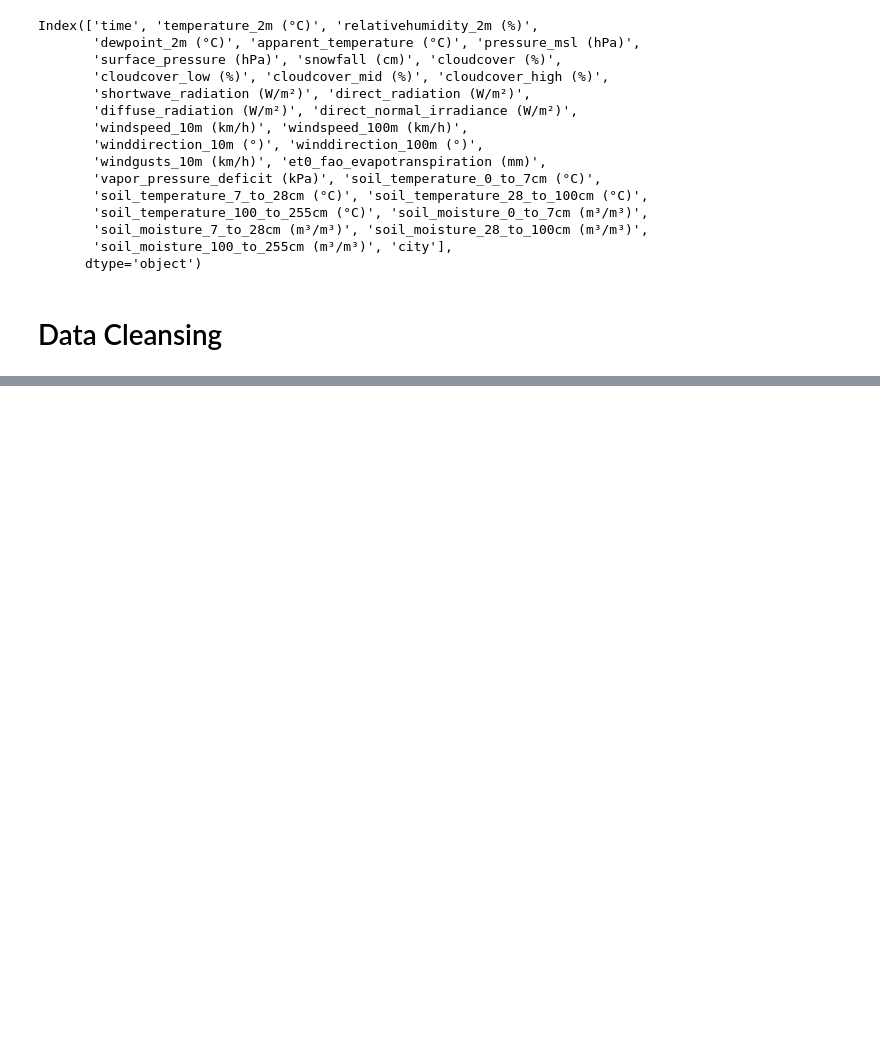
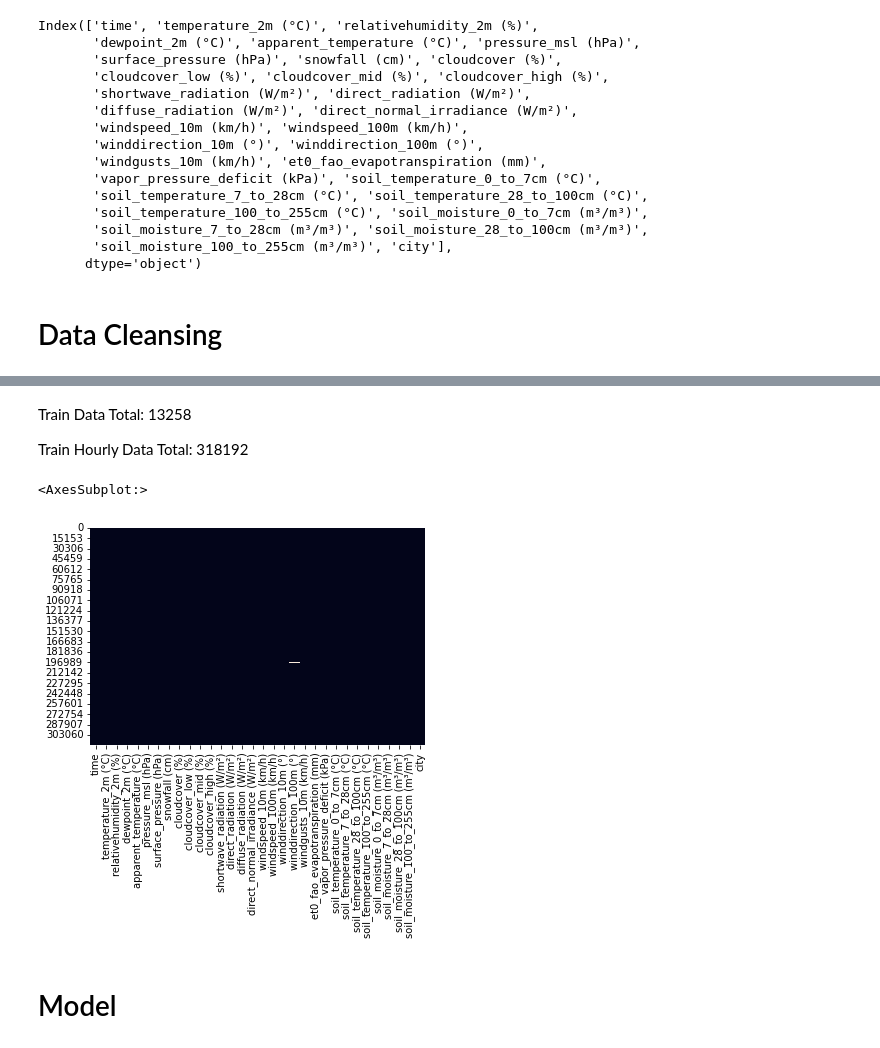
Before and after one commit to FelixFern/Arkavidia-2023-ODE, a Jupyter notebook: Arkavidia.ipynb, the cells around one changed output, grey strips where cells are left out. Saved outputs shown, nothing was run; the diff lists cells and outputs as text; code cells hidden in the pictures; blank space fills up the shorter version.

```diff
--- a/Arkavidia.ipynb
+++ b/Arkavidia.ipynb
@@ -101,0 +83,16 @@ dtype: int64
+# %%
+train_data = pd.read_csv('train.csv')
+train_h_data = pd.read_csv('train_hourly.csv')
+test_data = pd.read_csv('test.csv')
+test_h_data = pd.read_csv('test_hourly.csv')
+
+train_h_grouped_data = train_h_data.copy()
+
+train_h_grouped_data["time_d"] = pd.to_datetime(train_h_grouped_data["time"]).dt.date
+train_h_grouped_data["time_d"] = train_h_grouped_data["time_d"].apply(str)
+
+train_h_grouped_data.fillna(0)
+
+train_h_avg_data = train_h_grouped_data.groupby('time').mean().reset_index().copy()
+train_h_max_data = train_h_grouped_data.groupby('time').max().reset_index().copy()
+train_h_min_data = train_h_grouped_data.groupby('time').min().reset_index().copy()
@@ -101,0 +122,11 @@ dtype: int64
+# %% [markdown]
+Train Data Total: 13258
+
+Train Hourly Data Total: 318192
+# %%
+sns.heatmap(train_h_grouped_data.isnull(), cbar=False)
+# %% [output]
+<AxesSubplot:>
+[figure, added]
+# %% [markdown]
+# Model
```
Also changed, not shown: parts of 12 cells of this notebook.
